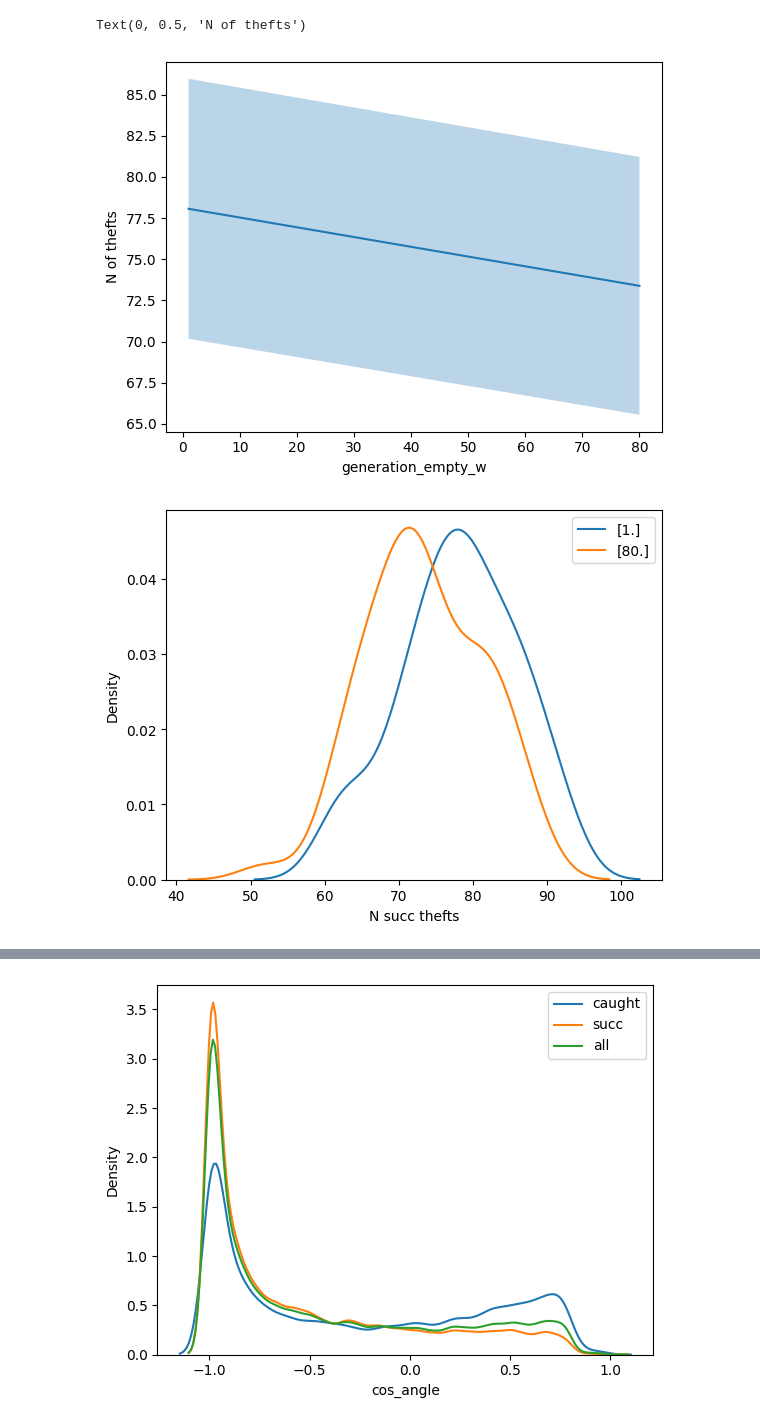
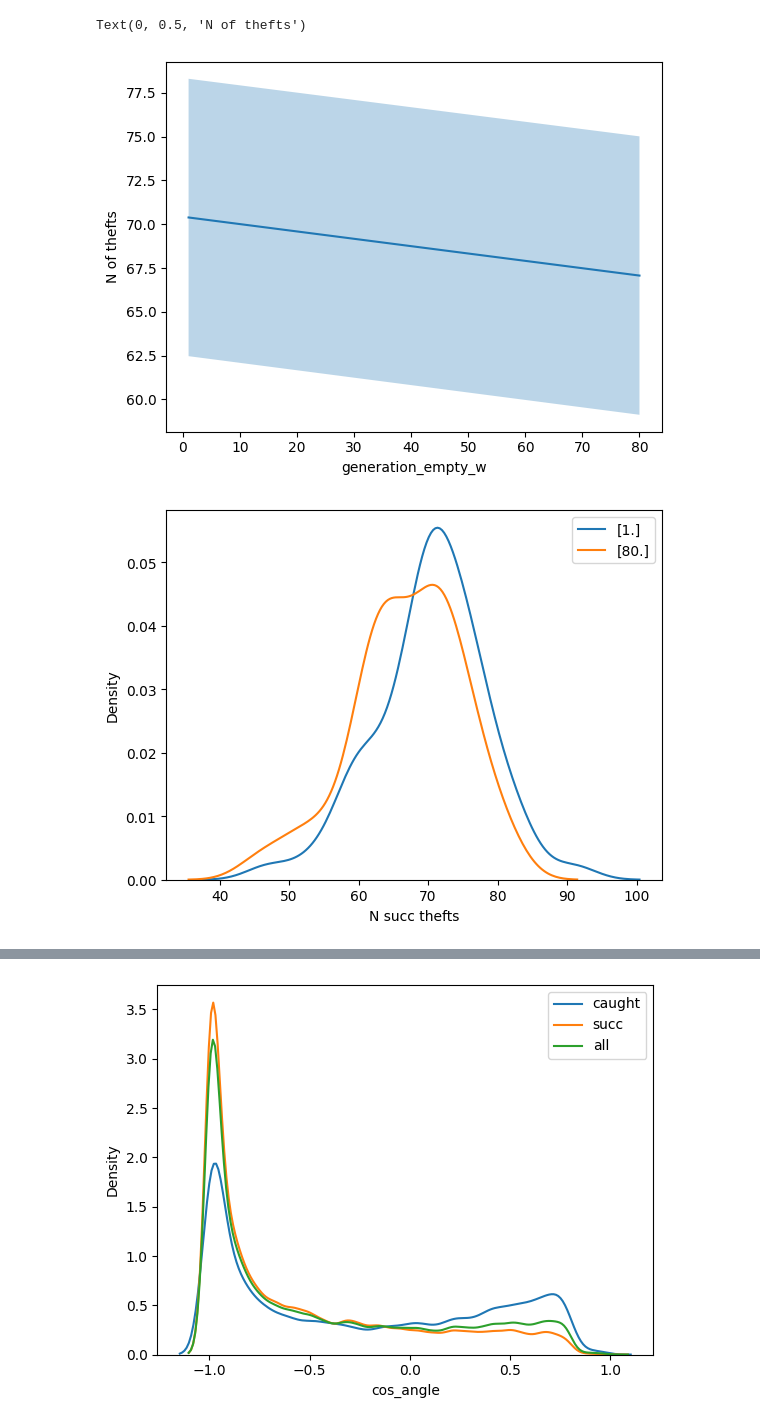
Before and after one commit to viktorvesely/TaC, a Jupyter notebook: simulation/analysis.ipynb, the cells around one changed output, grey strips where cells are left out. Cells and saved outputs as stored; diff of their text form; code cells hidden in the pictures.

```diff
--- a/simulation/analysis.ipynb
+++ b/simulation/analysis.ipynb
@@ -7,7 +7,7 @@ import json
 from matplotlib import pyplot as plt
 import seaborn as sns
 
-dataframes = ["TheftEvent.parquet", "VisionEvent.parquet", "MapEvent.parquet", "ChosenTargetEvent.parquet"]
+dataframes = ["TheftEvent.parquet", "VisionEvent.parquet", "MapEvent.parquet", "ChosenTargetEvent.parquet", "TheftAborted.parquet"]
 attach_config_vars = ["generation_empty_w"]
 
 folder = Path(".").resolve() / "data" / "experiments"
@@ -57,11 +57,13 @@ def load_experiments_by_name(name) -> dict[str, pd.DataFrame]:
 
     return dfs
 
-dfs = load_experiments_by_name("look_for_target_cooldown")
+# dfs = load_experiments_by_name("look_for_target_cooldown")
+dfs = load_experiments_by_name("r_increased_look_cooldown")
 df = dfs["TheftEvent.parquet"]
 vision = dfs["VisionEvent.parquet"]
 walls_df = dfs["MapEvent.parquet"]
 ts = dfs["ChosenTargetEvent.parquet"]
+ta = dfs["TheftAborted.parquet"]
 # %%
 df.groupby("rand").size()
 # %% [output]
@@ -210,18 +212,18 @@ ax.set_xlabel(interest)
 ax.set_ylabel("N of thefts")
 # %% [output]
 Text(0, 0.5, 'N of thefts')
-[figure, old version]
+[figure, new version]
 # %%
 g = df.groupby(["rand", "generation_empty_w"])["caught"].value_counts()
 g = g.reset_index()
 g = g[~g["caught"]]
 
 fig, ax = plt.subplots()
 
-g.groupby("generation_empty_w").apply(lambda df: sns.kdeplot(df["count"], ax=ax, label=df["generation_empty_w"].unique()))
+g.groupby("generation_empty_w").apply(lambda df: sns.kdeplot(df["count"], ax=ax, label=df["generation_empty_w"].unique(), bw_adjust=0.9))
 
 ax.set_xlabel("N succ thefts")
 ax.legend()
 plt.show()
 # %% [output]
-[figure, old version]
+[figure, new version]
```
Also changed, not shown: parts of 10 cells of this notebook, 5 other files.
